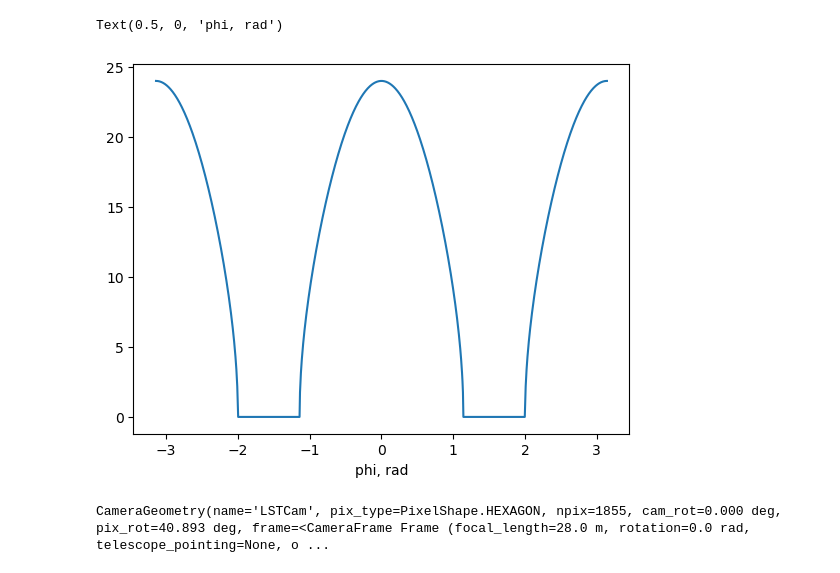
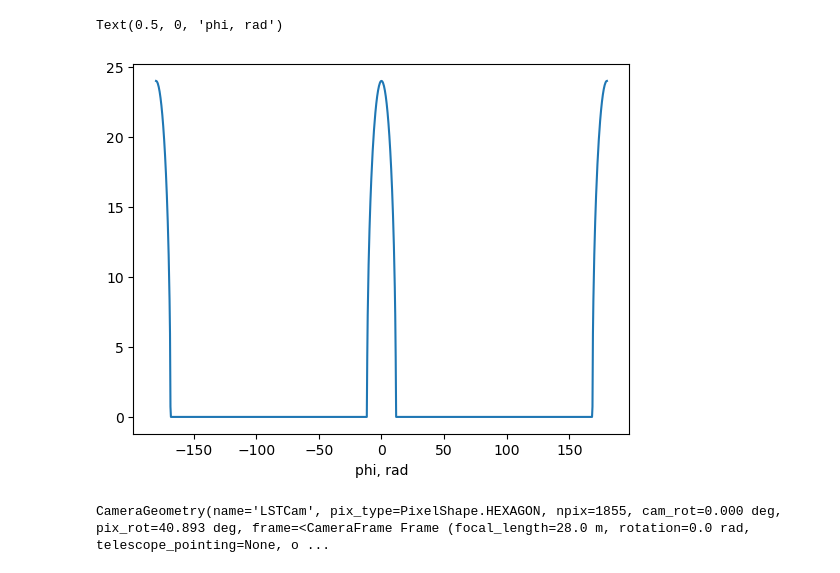
Before and after one commit to burmist-git/ctapipe_run_dir, a Jupyter notebook: muons_chord_D.ipynb, the cells around one changed output. Drawn from its saved outputs; the diff is of its cells as text; code cells hidden in the pictures.

```diff
--- a/muons_chord_D.ipynb
+++ b/muons_chord_D.ipynb
@@ -29,14 +24,14 @@ from ctapipe.instrument import SubarrayDescription
 from ctapipe.image.muon.intensity_fitter import chord_length
 # %%
 radius = 12
-rho = 1.1
+rho = 5
 phi = np.linspace(-np.pi,np.pi,1000)
 length = chord_length(radius, rho, phi)
-plt.plot(phi,length)
+plt.plot(np.rad2deg(phi),length)
 plt.xlabel('phi, rad')
 # %% [output]
 Text(0.5, 0, 'phi, rad')
-[figure, old version]
+[figure, new version]
 # %%
 #subarr=SubarrayDescription.read(
 #        "dataset://corsika_theta_20.0_az_180.0_run10.simtel.gz",
```
Also changed, not shown: parts of 1 cell of this notebook, 2 other files.
